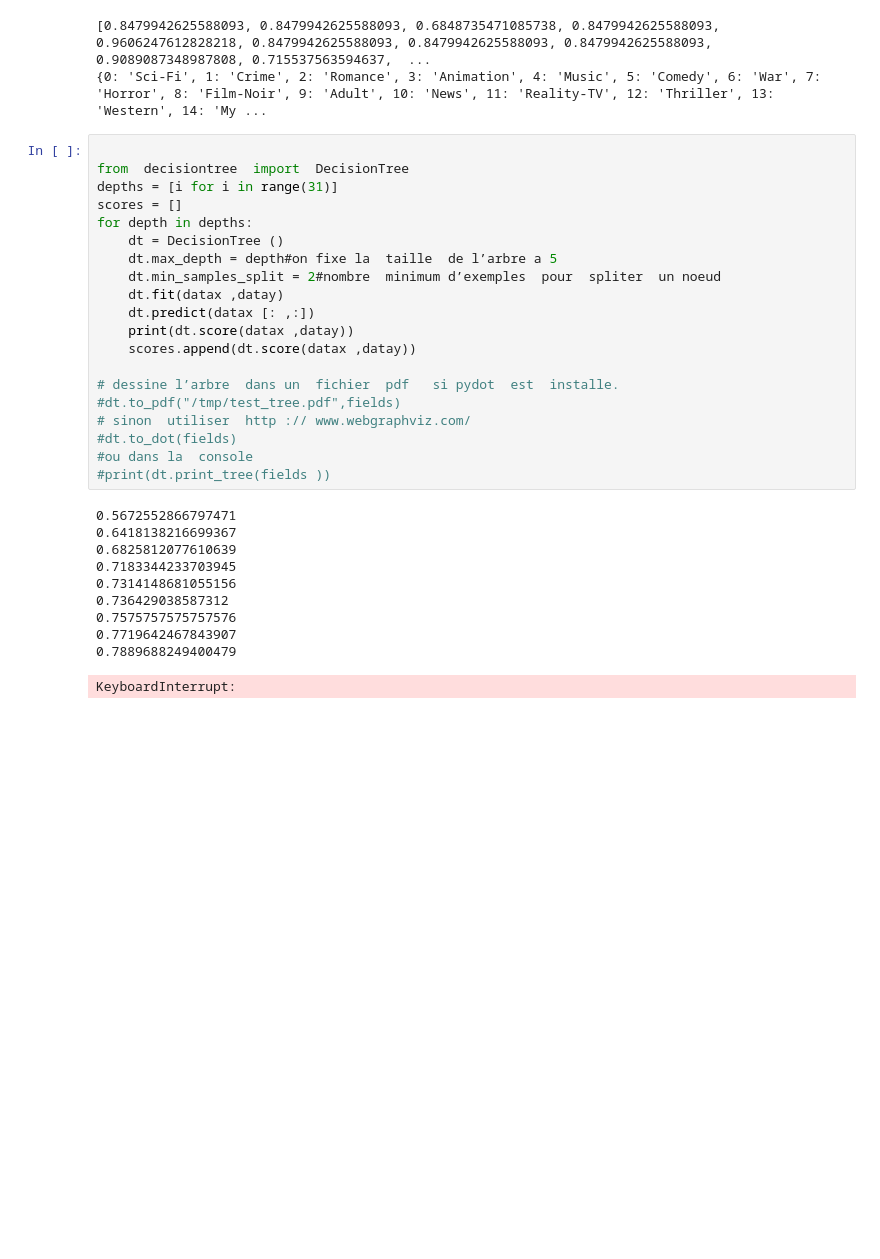
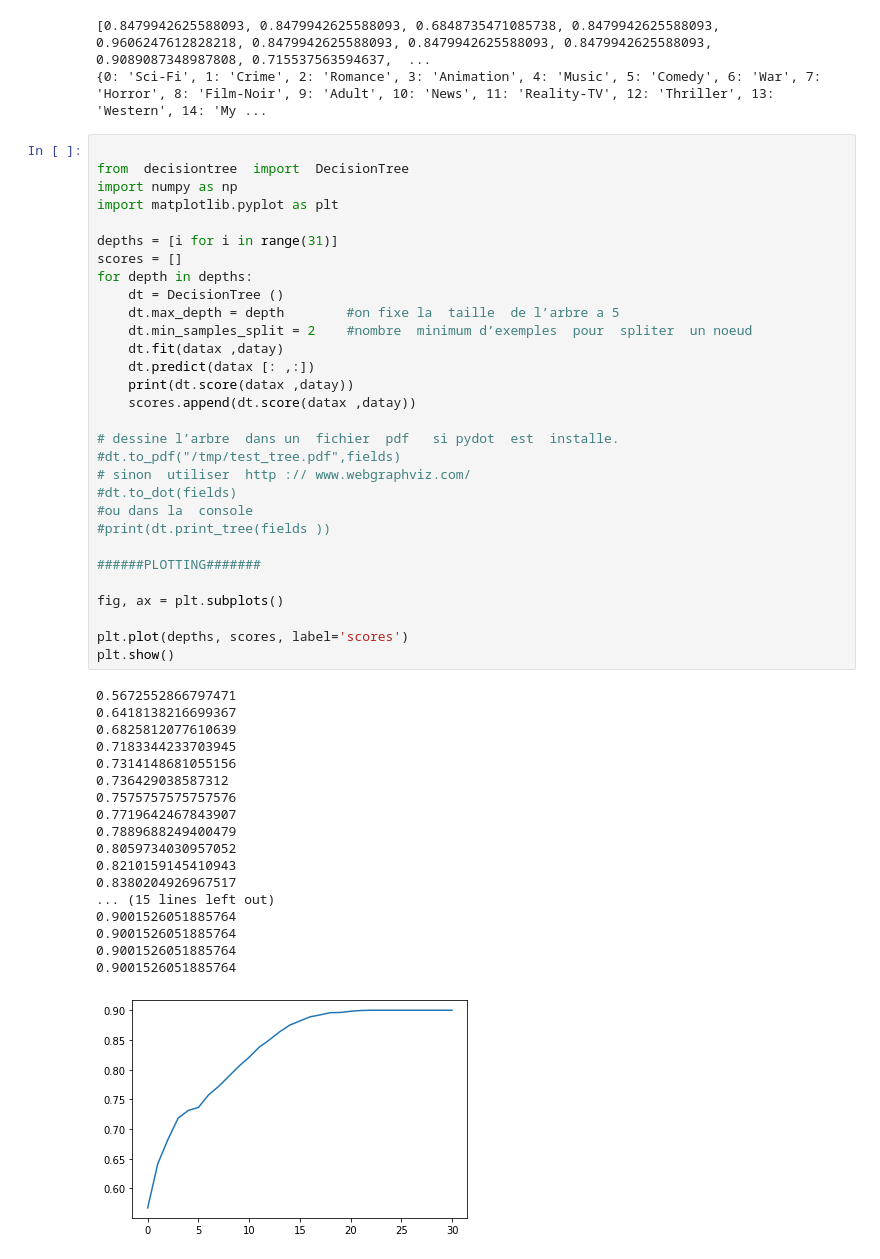
Before and after one commit to Clemspace/ML_DAC, a Jupyter notebook: TP1/TP1.ipynb, the cells around one changed output. Drawn from its saved outputs; the diff is of its cells as text; blank space fills up the shorter version.

```diff
--- a/TP1/TP1.ipynb
+++ b/TP1/TP1.ipynb
@@ -51,31 +51,49 @@ print(fields)
 # %%
 
 from  decisiontree  import  DecisionTree
+import numpy as np
+import matplotlib.pyplot as plt
+
 depths = [i for i in range(31)]
 scores = []
 for depth in depths:
     dt = DecisionTree ()
-    dt.max_depth = depth#on fixe la  taille  de l’arbre a 5
-    dt.min_samples_split = 2#nombre  minimum d’exemples  pour  spliter  un noeud
+    dt.max_depth = depth        #on fixe la  taille  de l’arbre a 5
+    dt.min_samples_split = 2    #nombre  minimum d’exemples  pour  spliter  un noeud
     dt.fit(datax ,datay)
     dt.predict(datax [: ,:])
     print(dt.score(datax ,datay))
     scores.append(dt.score(datax ,datay))
 
 # dessine l’arbre  dans un  fichier  pdf   si pydot  est  installe.
 #dt.to_pdf("/tmp/test_tree.pdf",fields)
 # sinon  utiliser  http :// www.webgraphviz.com/
 #dt.to_dot(fields)
 #ou dans la  console
 #print(dt.print_tree(fields ))
+
+######PLOTTING#######
+
+fig, ax = plt.subplots()
+
+plt.plot(depths, scores, label='scores')
+plt.show()
 # %% [output]
 0.5672552866797471
 0.6418138216699367
 0.6825812077610639
 0.7183344233703945
 0.7314148681055156
 0.736429038587312
 0.7575757575757576
 0.7719642467843907
 0.7889688249400479
+0.8059734030957052
+0.8210159145410943
+0.8380204926967517
+... (15 lines left out)
+0.9001526051885764
+0.9001526051885764
+0.9001526051885764
+0.9001526051885764
-KeyboardInterrupt:
+[figure, added]
```
Also changed, not shown: parts of 2 cells of this notebook.
